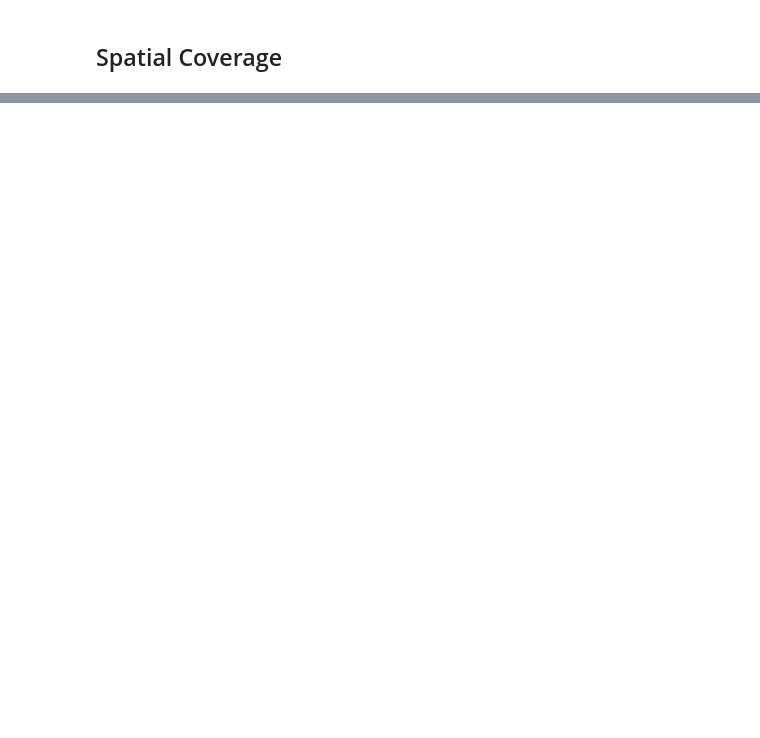
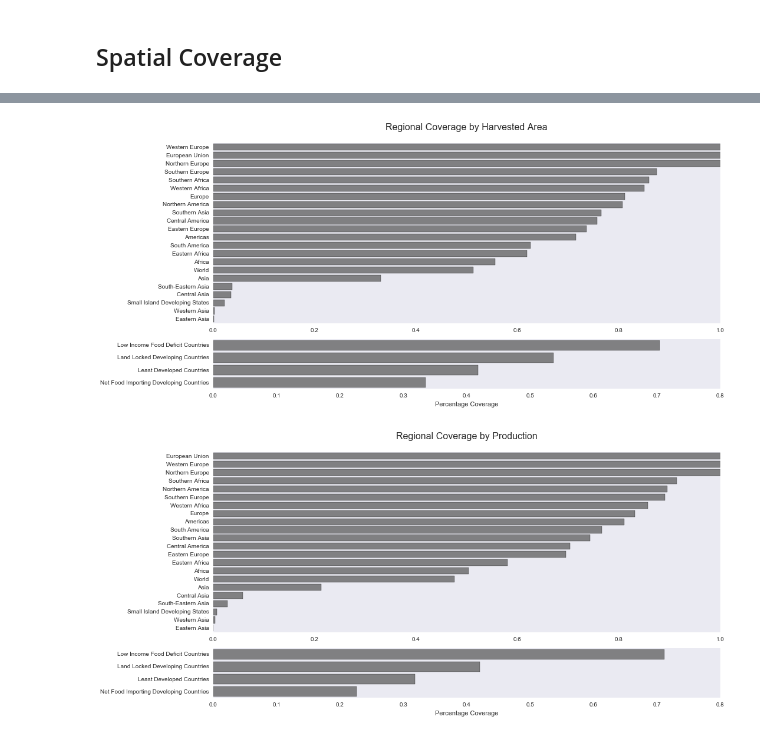
Before and after one commit to vinnyricciardi/farmsize_site, a Jupyter notebook: Notebooks/Data_Coverage.ipynb, the cells around one changed output, grey strips where cells are left out. Cells and saved outputs as stored; diff of their text form; code cells hidden in the pictures; blank space fills up the shorter version.

```diff
--- a/Notebooks/Data_Coverage.ipynb
+++ b/Notebooks/Data_Coverage.ipynb
@@ -362,3 +425,9 @@ plt.show()
+# %%
+plot_regional_coverage(how='Area harvested', title='Harvested Area')
+plot_regional_coverage(how='Production', title='Production')
+# %% [output]
+[figure, added]
+[figure, added]
 # %%
 # <a name="LeftOff"></a>
 # <h3>Left Off</h3>
```
Also changed, not shown: parts of 6 cells of this notebook, 8 other files.
